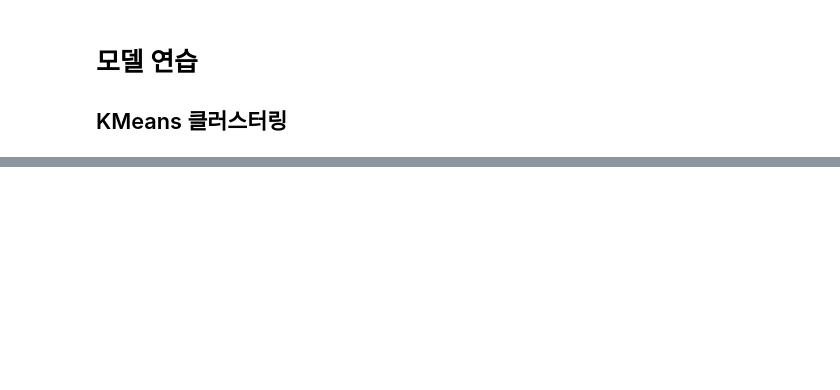
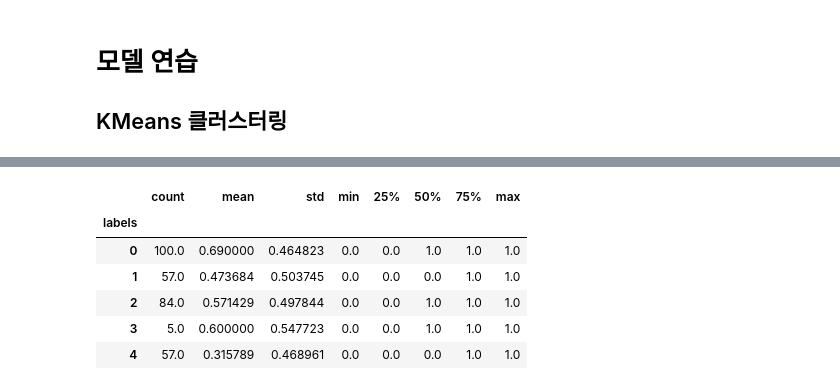
Before and after one commit to heejin42/study_algorithm, a Jupyter notebook: Data/code/analysis-tasks/practice3.ipynb, the cells around one changed output, grey strips where cells are left out. Drawn from its saved outputs; the diff is of its cells as text; code cells hidden in the pictures; blank space fills up the shorter version.

```diff
--- a/Data/code/analysis-tasks/practice3.ipynb
+++ b/Data/code/analysis-tasks/practice3.ipynb
@@ -202,0 +297,13 @@ R2 score
+# %%
+model = KMeans(n_clusters=5, max_iter=111, random_state=111)
+model.fit(df[features[:-3]])
+df['labels'] = model.labels_
+df.groupby('labels')['output'].describe()
+# %% [output]
+|  | count | mean | std | min | 25% | 50% | 75% | max |
+| labels |  |  |  |  |  |  |  |  |
+| 0 | 100.0 | 0.690000 | 0.464823 | 0.0 | 0.0 | 1.0 | 1.0 | 1.0 |
+| 1 | 57.0 | 0.473684 | 0.503745 | 0.0 | 0.0 | 0.0 | 1.0 | 1.0 |
+| 2 | 84.0 | 0.571429 | 0.497844 | 0.0 | 0.0 | 1.0 | 1.0 | 1.0 |
+| 3 | 5.0 | 0.600000 | 0.547723 | 0.0 | 0.0 | 1.0 | 1.0 | 1.0 |
+| 4 | 57.0 | 0.315789 | 0.468961 | 0.0 | 0.0 | 0.0 | 1.0 | 1.0 |
```
Also changed, not shown: parts of 6 cells of this notebook.
